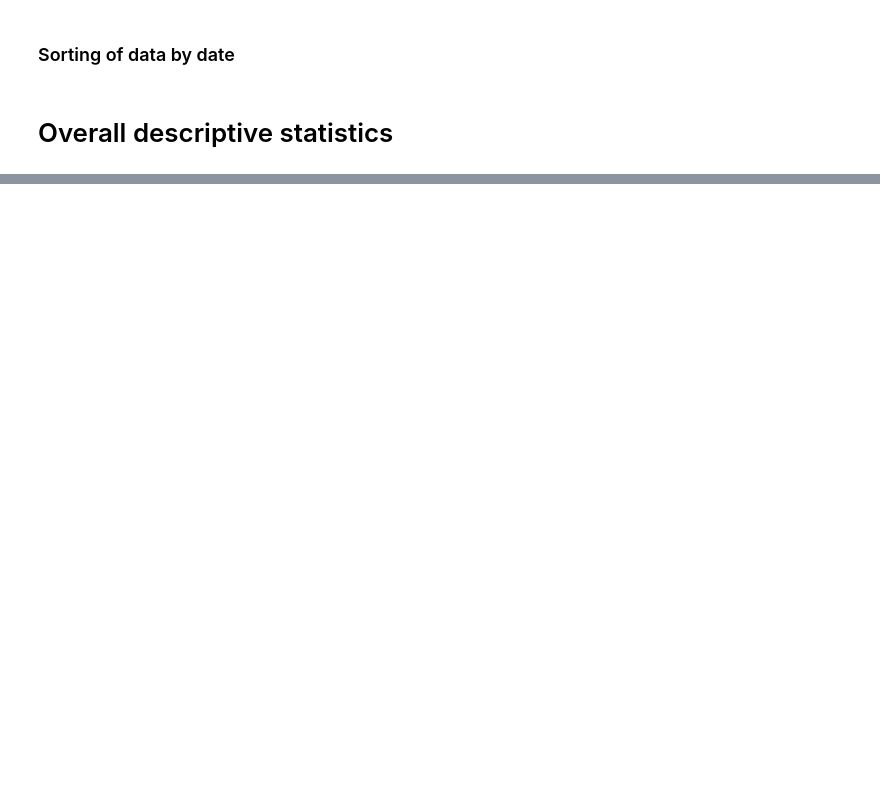
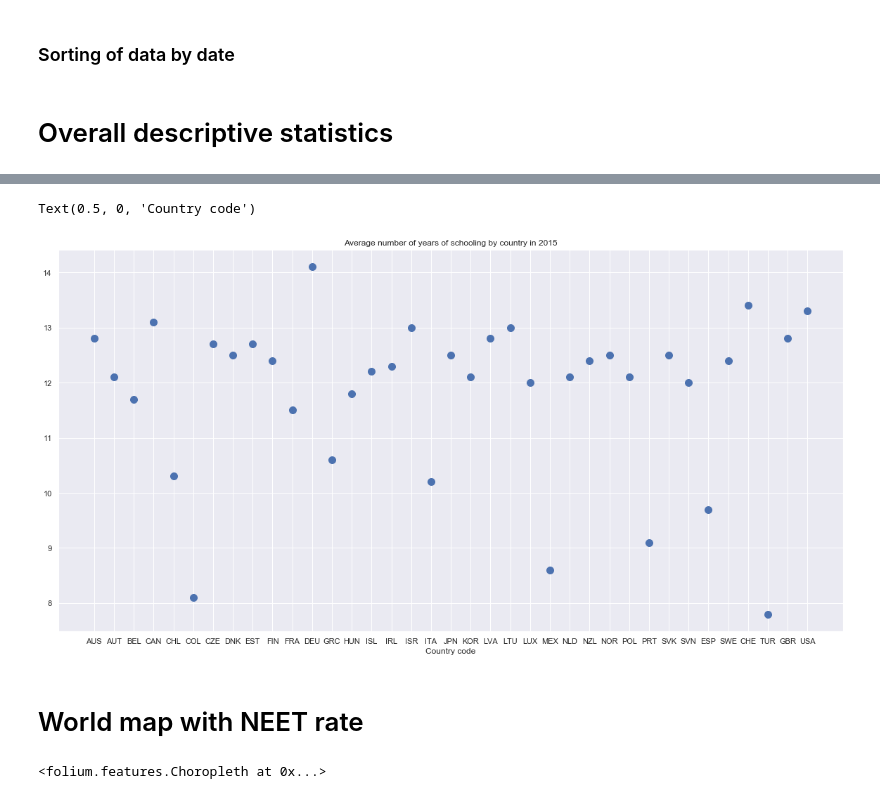
Before and after one commit to Victor-Manach/MODS206, a Jupyter notebook: Data_preparation_education_indicators.ipynb, the cells around one changed output, grey strips where cells are left out. Drawn from its saved outputs; the diff is of its cells as text; code cells hidden in the pictures; blank space fills up the shorter version.

```diff
--- a/Data_preparation_education_indicators.ipynb
+++ b/Data_preparation_education_indicators.ipynb
@@ -29,0 +32,5 @@ oecd_countries = {'AUS': 'Australia', 'AUT': 'Austria', 'BEL': 'Belgium', 'CAN':
+# %%
+neet_rate_altogether_croped = neet_rate_altogether.drop(['INDICATOR', 'MEASURE', 'FREQUENCY', 'Flag Codes'], axis=1)
+neet_rate_altogether_oecd = pd.DataFrame(columns=neet_rate_altogether_croped.columns)
+for code in oecd_countries.keys():
+    neet_rate_altogether_oecd = neet_rate_altogether_oecd.append(neet_rate_altogether_croped[neet_rate_altogether_croped['LOCATION']==code], ignore_index=True)
@@ -29,0 +39,6 @@ oecd_countries = {'AUS': 'Australia', 'AUT': 'Austria', 'BEL': 'Belgium', 'CAN':
+# %%
+years_schooling_croped = years_schooling.drop('Entity', axis=1)
+years_schooling_croped = years_schooling_croped.rename(columns={'Average Total Years of Schooling for Adult Population (Lee-Lee (2016), Barro-Lee (2018) and UNDP (2018))':'Average Total Years of Schooling for Adult Population'})
+years_schooling_oecd = pd.DataFrame(columns=years_schooling_croped.columns)
+for code in oecd_countries.keys():
+    years_schooling_oecd = years_schooling_oecd.append(years_schooling_croped[years_schooling_croped['Code'] == code], ignore_index=True)
@@ -30,4 +101,8 @@ oecd_countries = {'AUS': 'Australia', 'AUT': 'Austria', 'BEL': 'Belgium', 'CAN':
 # %% [markdown]
 ### Sorting of data by date
+# %%
+years_schooling_oecd_2015 = years_schooling_oecd[years_schooling_oecd.Year == 2015]
+years_schooling_oecd_2015 = years_schooling_oecd_2015.drop('Year', axis=1)
+years_schooling_oecd_2015.reset_index(inplace=True)
 # %% [markdown]
 # Overall descriptive statistics
@@ -33,0 +121,10 @@ oecd_countries = {'AUS': 'Australia', 'AUT': 'Austria', 'BEL': 'Belgium', 'CAN':
+# %%
+plt.figure(figsize=(20,10))
+plt.plot(years_schooling_oecd_2015['Code'], years_schooling_oecd_2015['Average Total Years of Schooling for Adult Population'], 'o', ms=10)
+plt.title('Average number of years of schooling by country in 2015')
+plt.xlabel('Country code')
+# %% [output]
+Text(0.5, 0, 'Country code')
+[figure, added]
+# %% [markdown]
+# World map with NEET rate
@@ -33,0 +135,16 @@ oecd_countries = {'AUS': 'Australia', 'AUT': 'Austria', 'BEL': 'Belgium', 'CAN':
+# %%
+neet_map = folium.Map(min_zoom=1, max_zoom=3)
+folium.Choropleth(
+ geo_data=world_map,
+ name='choropleth',
+ data=neet_rate_2017,
+ columns=['LOCATION', 'Value'],
+ key_on='feature.properties.adm0_a3',
+ line_opacity=0.4,
+ nan_fill_color="Black",
+ nan_fill_opacity=0.2,
+ highlight=True,
+ legend_name='NEET rate for 15-19 years old in OECD countries in 2015 (in %)',
+).add_to(neet_map)
+# %% [output]
+<folium.features.Choropleth at 0x...>
```
Also changed, not shown: parts of 15 cells of this notebook, 8 other files.
